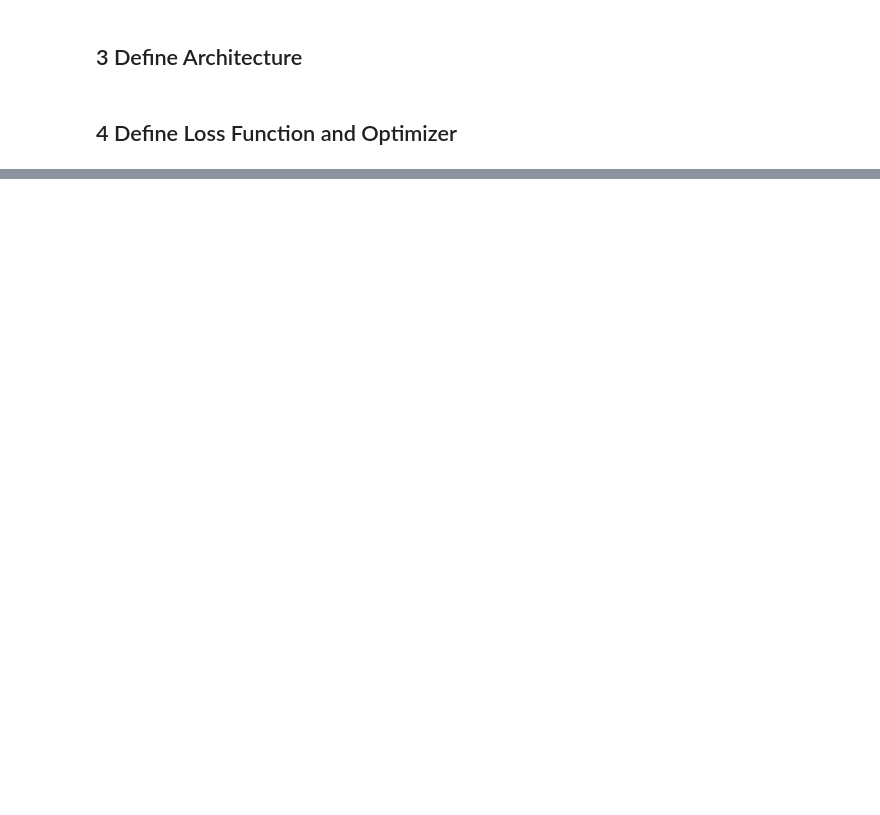
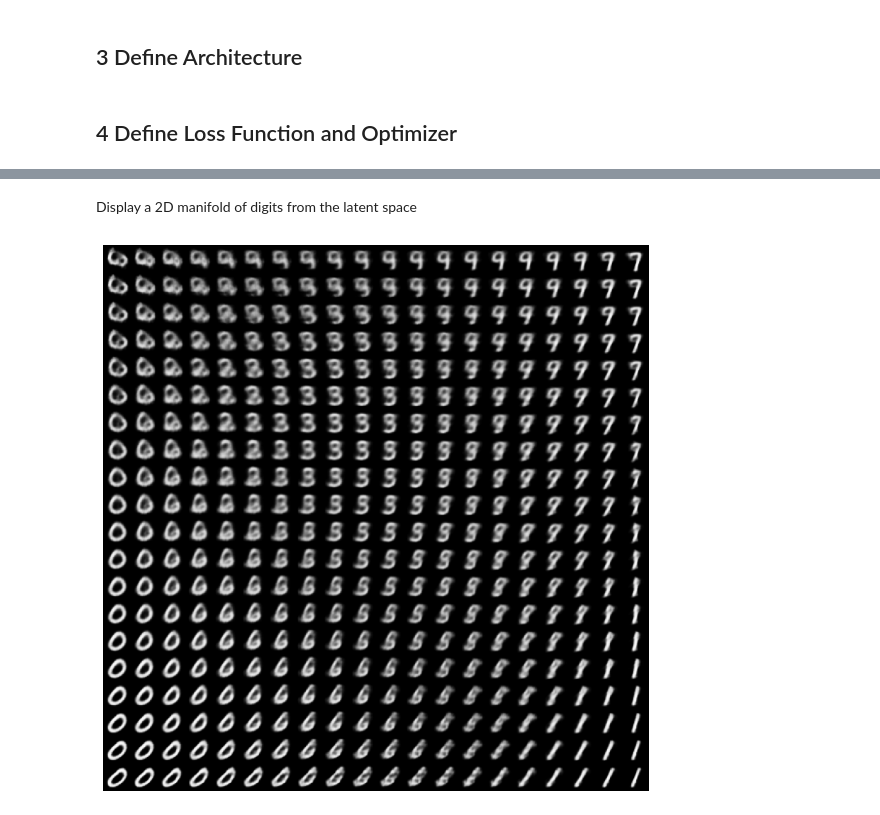
Before and after one commit to YuncongYu/data-science, a Jupyter notebook: experiments/CNN-VAE/cnn_vae.ipynb, the cells around one changed output, grey strips where cells are left out. Cells and saved outputs as stored; diff of their text form; code cells hidden in the pictures; blank space fills up the shorter version.

```diff
--- a/experiments/CNN-VAE/cnn_vae.ipynb
+++ b/experiments/CNN-VAE/cnn_vae.ipynb
@@ -214,0 +457,19 @@ def log_normal_pdf(sample: tf.Tensor, mean: tf.Tensor, logvar: tf.Tensor, raxis:
+# %%
+import pathlib
+import imageio
+import matplotlib
+import tensorflow_docs.vis.embed as embed
+
+matplotlib.use('TkAgg')
+
+path_animation = "cvae.gif"
+
+with imageio.get_writer(uri=path_animation, mode="I") as writer:
+    paths_files = sorted(pathlib.Path().glob("image*.png"))
+    for path_file in paths_files:
+        image = imageio.imread(path_file)
+        writer.append_data(image)
+    image = imageio.imread(path_file)
+    writer.append_data(image)
+
+embed.embed_file(path=path_animation)
@@ -214,0 +478,45 @@ def log_normal_pdf(sample: tf.Tensor, mean: tf.Tensor, logvar: tf.Tensor, raxis:
+# %% [markdown]
+Display a 2D manifold of digits from the latent space
+# %%
+import tensorflow_probability as tfp
+
+%matplotlib inline
+
+def plot_latent_images(model: CVAE, n_rows: int, sub_image_size: int = 28):
+    """Plot n x n digit images decoded from the latent space.
+
+    Parameters
+    ----------
+    model : CVAE
+        The trained convolutional variational autoencoder model.
+    n_rows : int
+        Number of sub-images each row (also each column) to plot.
+    sub_image_size : int, optional
+        The edge size of the sub-images in pixel, by default 28
+    """
+
+    norm_dist = tfp.distributions.Normal(loc=0, scale=1)
+    grid_x = norm_dist.quantile(np.linspace(0.05, 0.95, n_rows))
+    grid_y = norm_dist.quantile(np.linspace(0.05, 0.95, n_rows))
+    image_width = sub_image_size * n_rows
+    image_height = image_width
+    image = np.zeros(shape=(image_height, image_width))
+
+    for i_row, y in enumerate(grid_y):
+        for i_col, x in enumerate(grid_x):
+            z = np.array([[x, y]])
+            x_decoded = model.sample(eps=z)
+            digit = tf.reshape(x_decoded[0], (sub_image_size, sub_image_size))
+            image[
+                i_row * sub_image_size : (i_row + 1) * sub_image_size,
+                i_col * sub_image_size : (i_col + 1) * sub_image_size,
+            ] = digit.numpy()
+
+    fig, ax = plt.subplots(figsize=(10, 10))
+    ax.imshow(X=image, cmap="Greys_r")
+    ax.axis("off")
+    fig.show()
+
+plot_latent_images(model=model, n_rows=20)
+# %% [output]
+[figure, added]
```
Also changed, not shown: parts of 16 cells of this notebook, 1 other file.
